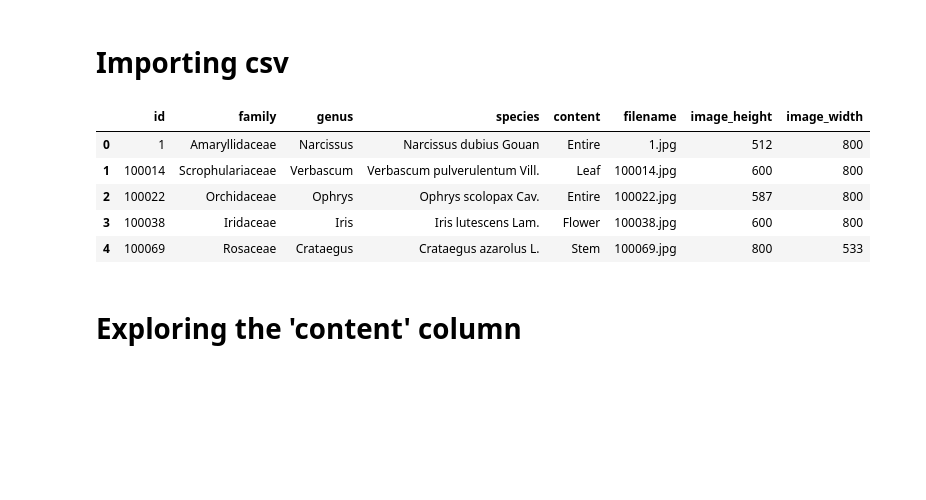
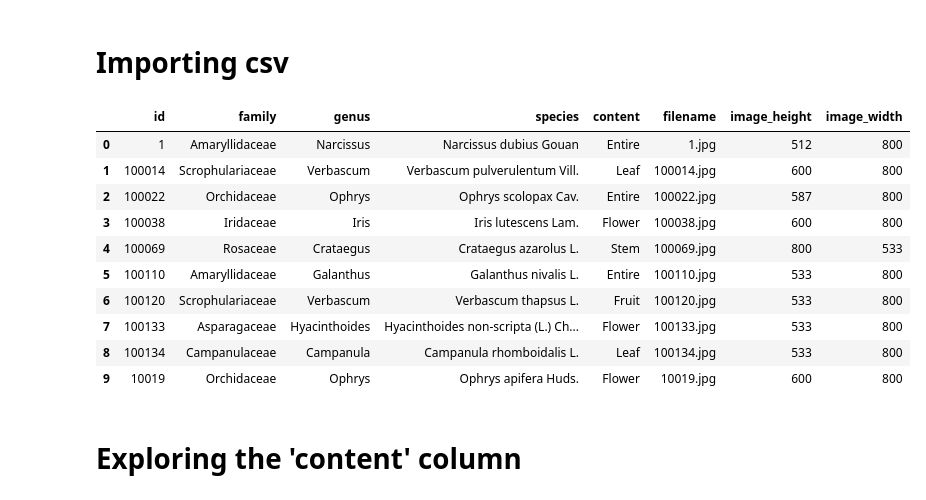
Before and after one commit to JoshEagle/plantbase, a Jupyter notebook: notebooks/Training - entire, flower and leaf.ipynb, the cells around one changed output. Cells and saved outputs as stored; diff of their text form; code cells hidden in the pictures; blank space fills up the shorter version.

```diff
--- a/notebooks/Training - entire, flower and leaf.ipynb
+++ b/notebooks/Training - entire, flower and leaf.ipynb
@@ -5,14 +5,19 @@ import pandas as pd
 
 plants=pd.read_csv('../plantbase/data/plants_with_image_dimensions_v1.csv').drop(columns='Unnamed: 0')
 # %%
-plants.head()
+plants.head(10)
 # %% [output]
 |  | id | family | genus | species | content | filename | image_height | image_width |
 | 0 | 1 | Amaryllidaceae | Narcissus | Narcissus dubius Gouan | Entire | 1.jpg | 512 | 800 |
 | 1 | 100014 | Scrophulariaceae | Verbascum | Verbascum pulverulentum Vill. | Leaf | 100014.jpg | 600 | 800 |
 | 2 | 100022 | Orchidaceae | Ophrys | Ophrys scolopax Cav. | Entire | 100022.jpg | 587 | 800 |
 | 3 | 100038 | Iridaceae | Iris | Iris lutescens Lam. | Flower | 100038.jpg | 600 | 800 |
 | 4 | 100069 | Rosaceae | Crataegus | Crataegus azarolus L. | Stem | 100069.jpg | 800 | 533 |
+| 5 | 100110 | Amaryllidaceae | Galanthus | Galanthus nivalis L. | Entire | 100110.jpg | 533 | 800 |
+| 6 | 100120 | Scrophulariaceae | Verbascum | Verbascum thapsus L. | Fruit | 100120.jpg | 533 | 800 |
+| 7 | 100133 | Asparagaceae | Hyacinthoides | Hyacinthoides non-scripta (L.) Ch... | Flower | 100133.jpg | 533 | 800 |
+| 8 | 100134 | Campanulaceae | Campanula | Campanula rhomboidalis L. | Leaf | 100134.jpg | 533 | 800 |
+| 9 | 10019 | Orchidaceae | Ophrys | Ophrys apifera Huds. | Flower | 10019.jpg | 600 | 800 |
 # %% [markdown]
 # Exploring the 'content' column
 # %%
```
